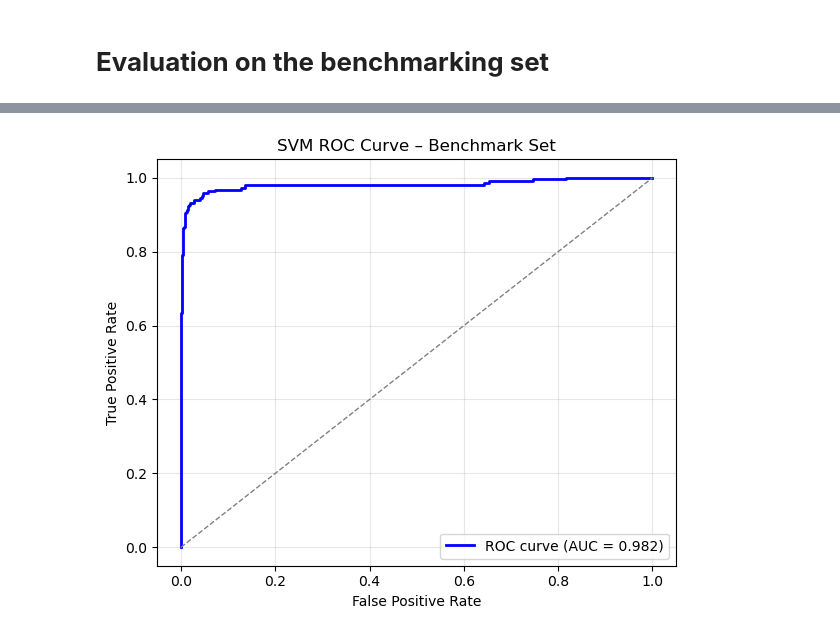
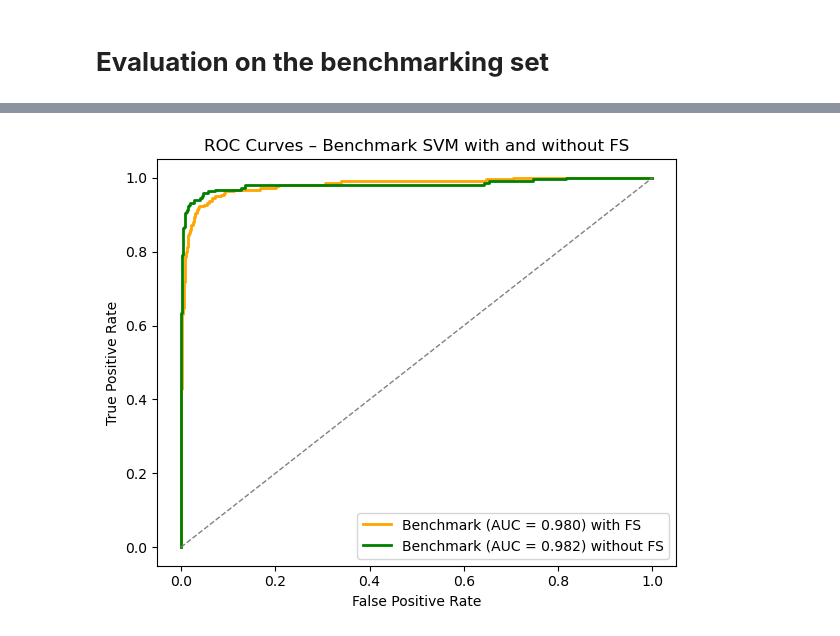
Before and after one commit to bianca29092001/LAB2_project_group, a Jupyter notebook: 5_SVM/SVM_model.ipynb, the cells around one changed output, grey strips where cells are left out. Drawn from its saved outputs; the diff is of its cells as text; code cells hidden in the pictures.

```diff
--- a/5_SVM/SVM_model.ipynb
+++ b/5_SVM/SVM_model.ipynb
@@ -493,7 +493,7 @@ Best k on validation (using baseline best params): k=22, val_acc=0.971
 top_features = []
 for i in best_features:
     c = best_features.count(i)
-    if c > 2 and i not in top_features:
+    if c == 5 and i not in top_features:
         top_features.append(i)
 print(top_features)
 # %% [output]
@@ -539,11 +539,23 @@ x_training = X[X['validation_n'].isin(train_indexes)].drop(columns=["id", "valid
 y_training = training["sp_type"][training['validation_n'].isin(train_indexes)]
 x_validation = X[X['validation_n']==5].drop(columns=["id", "validation_n"])
 y_validation = training["sp_type"].loc[training['validation_n']==5]
+# %%
+data_keys_np = np.array(list(data.keys()))
+idx = [np.where(data_keys_np == f)[0][0] for f in top_features]
+x_tr_sel = x_training.iloc[:, idx]
+x_va_sel = x_validation.iloc[:, idx]
+x_te_sel = T.iloc[:, idx]
 # %%
 # Calculate the best score and the best params with the new train and validation sets
+best_score_sels, best_params_sels = grid_search(C_grid, gamma_grid, x_tr_sel.to_numpy(), y_training.to_numpy(),x_va_sel.to_numpy(), y_validation.to_numpy())
+print( f"{best_score_sels:.2f} with params {best_params_sels}")
 best_score, best_params = grid_search(C_grid, gamma_grid, x_training.to_numpy(), y_training.to_numpy(),x_validation.to_numpy(), y_validation.to_numpy())
 print( f"{best_score:.2f} with params {best_params}")
 
+# train the final model and test it on the benchmark set with feature selection
+final_pipeline_sel = svm_pipeline(best_params_sels["C"], best_params_sels["gamma"])
+final_pipeline_sel.fit(x_tr_sel.to_numpy(), y_training.to_numpy())
+test_accuracy = final_pipeline_sel.score(x_te_sel.to_numpy(), Y_T.to_numpy())
 # train the final model and test it on the benchmark set
 final_pipeline = svm_pipeline(best_params["C"], best_params["gamma"])
 final_pipeline.fit(x_training.to_numpy(), y_training.to_numpy())
@@ -597,19 +662,22 @@ plt.show()
 # %%
-y_scores = final_pipeline.decision_function(T.to_numpy())
-fpr, tpr, thresholds = roc_curve(Y_T, y_scores)
-roc_auc = auc(fpr, tpr)
+y_scores_1 = final_pipeline_sel.decision_function(x_te_sel.to_numpy())
+fpr1, tpr1, _ = roc_curve(Y_T, y_scores_1)
+roc_auc1 = auc(fpr1, tpr1)
 
-# Plot the ROC curve
+y_scores_2 = final_pipeline.decision_function(T.to_numpy())
+fpr2, tpr2, _ = roc_curve(Y_T, y_scores_2)
+roc_auc2 = auc(fpr2, tpr2)
+
 plt.figure(figsize=(6, 5))
-plt.plot(fpr, tpr, color='blue', lw=2, label=f'ROC curve (AUC = {roc_auc:.3f})')
+plt.plot(fpr1, tpr1, color='orange', lw=2, label=f'Benchmark (AUC = {roc_auc1:.3f}) with FS')
+plt.plot(fpr2, tpr2, color='green', lw=2, label=f'Benchmark (AUC = {roc_auc2:.3f}) without FS')
 plt.plot([0, 1], [0, 1], color='gray', lw=1, linestyle='--')
 plt.xlabel('False Positive Rate')
 plt.ylabel('True Positive Rate')
-plt.title('SVM ROC Curve – Benchmark Set')
+plt.title('ROC Curves – Benchmark SVM with and without FS')
 plt.legend(loc='lower right')
-plt.grid(alpha=0.3)
 plt.tight_layout()
-plt.savefig(f"../5_SVM/test_performances/Benchmark_ROC_curve.png", dpi=300, bbox_inches="tight")
+plt.savefig("../5_SVM/test_performances/ROC_comparison_overlay.png", dpi=300, bbox_inches="tight")
 plt.show()
 # %% [output]
-[figure, old version]
+[figure, new version]
```
Also changed, not shown: parts of 13 cells of this notebook.
